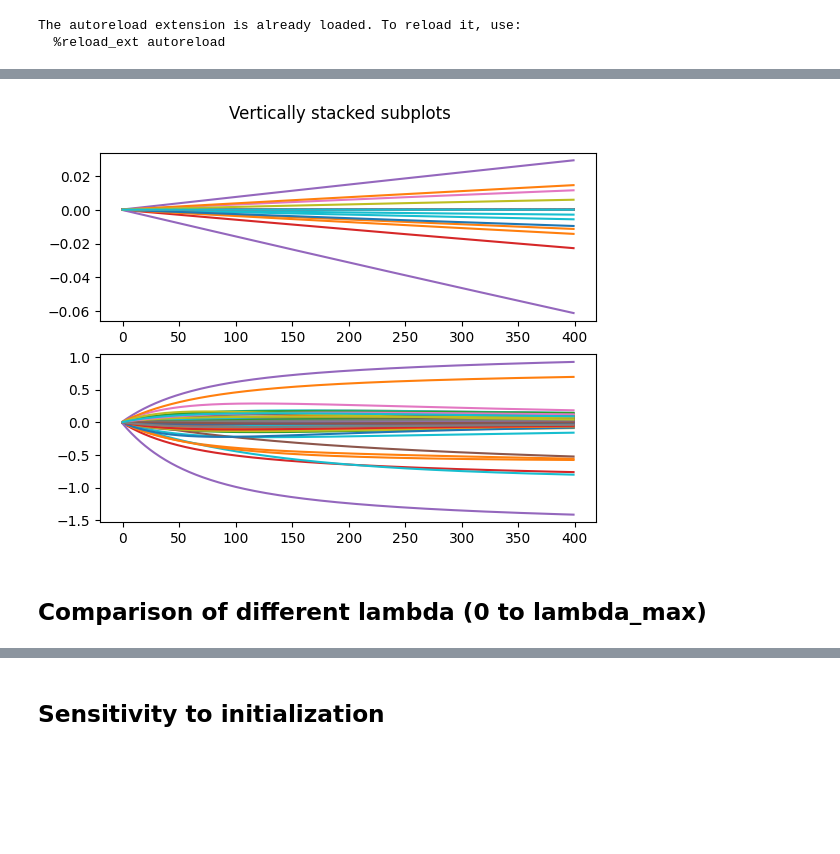
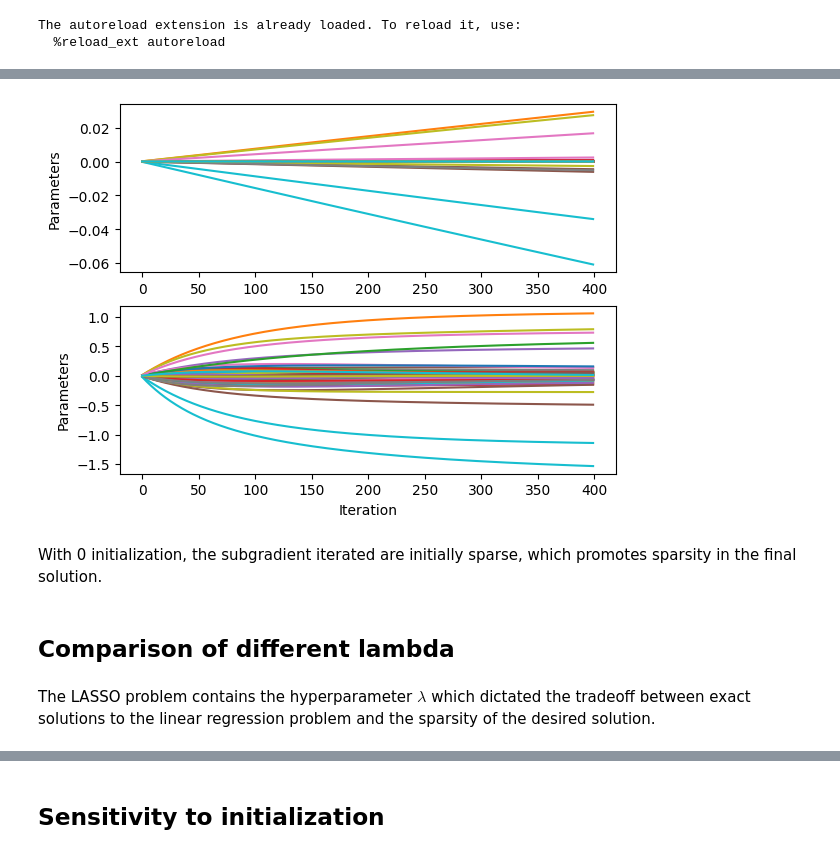
Before and after one commit to lostinentropy/lasso-regression, a Jupyter notebook: lasso-regression.ipynb, the cells around one changed output, grey strips where cells are left out. Drawn from its saved outputs; the diff is of its cells as text; code cells hidden in the pictures; blank space fills up the shorter version.

```diff
--- a/lasso-regression.ipynb
+++ b/lasso-regression.ipynb
@@ -18,0 +87,5 @@ from tqdm.notebook import tqdm
+# %%
+# To ensure reproducibility, we use a seedable RNG
+generator = np.random.default_rng(0xDEADBEEF)
+# %%
+(X, y) = regression.data.generate_dataset(60, 100, 10, noise_scale=0.1, generator=generator)
@@ -19,16 +103,12 @@ from tqdm.notebook import tqdm
 # %%
-from copy import deepcopy
-
 lam = 0.5
 
-w_0 = np.random.normal(size=[60])
+w_0 = generator.normal(size=[60])
 sub_optim = regression.SubGradientDescent(learning_rate=0.0001, lam=lam)
 ista = regression.ISTA(learning_rate=0.0001, lam=lam)
 model_1 = regression.CompressiveLinearModel(w_0)
 # model_1 = regression.CompressiveLinearModel(np.zeros([60]))
 model_2 = deepcopy(model_1)
-# %%
-(X, y) = regression.data.generate_dataset(60, 100, 10, noise_scale=0.0)
 # %%
 lambda_max = np.max(X.T @ y)
 # %%
@@ -90,11 +200,18 @@ plt.show()
 # %%
 fig, axs = plt.subplots(2)
-fig.suptitle('Vertically stacked subplots')
 axs[0].plot(metrics_zero_1["path"][0:400])
+axs[0].set_ylabel("Parameters")
 axs[1].plot(metrics_zero_2["path"][0:400])
+axs[1].set_ylabel("Parameters")
+
+plt.xlabel("Iteration")
 
 plt.show()
 # %% [output]
-[figure, old version]
+[figure, new version]
+# %% [markdown]
+With 0 initialization, the subgradient iterated are initially sparse, which promotes sparsity in the final solution.
 # %% [markdown]
-## Comparison of different lambda (0 to lambda_max)
+## Comparison of different lambda
+# %% [markdown]
+The LASSO problem contains the hyperparameter $\lambda$ which dictated the tradeoff between exact solutions to the linear regression problem and the sparsity of the desired solution.
```
Also changed, not shown: parts of 34 cells of this notebook, 1 other file.
